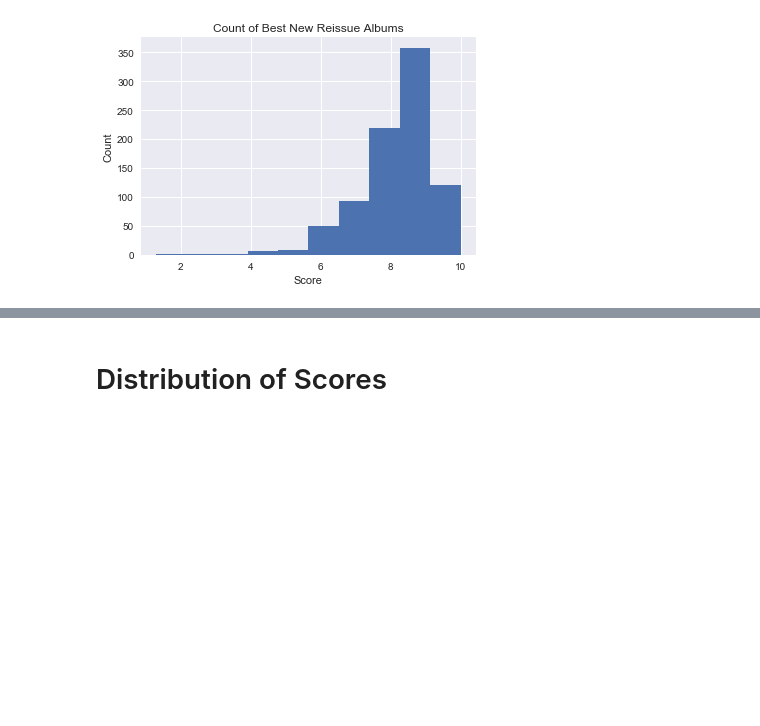
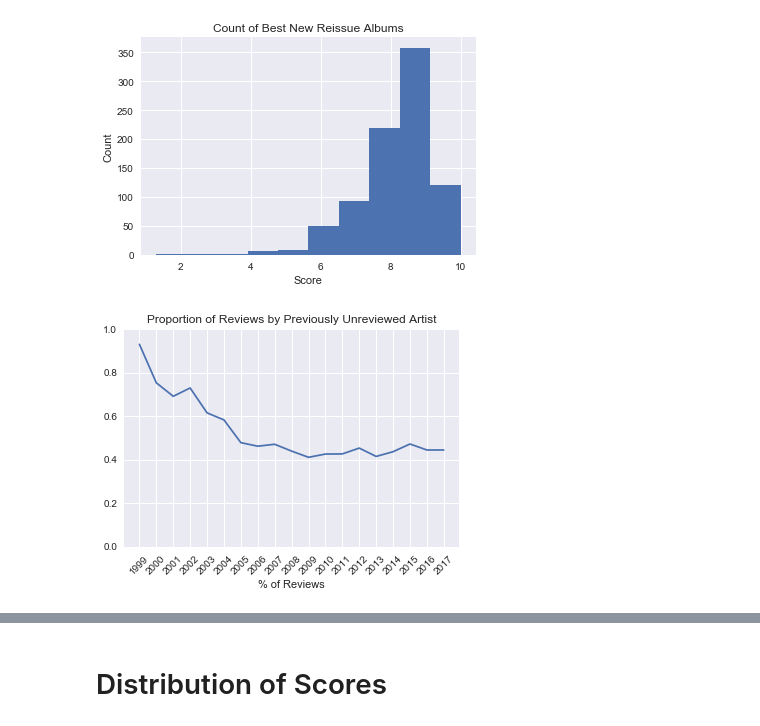
Before and after one commit to andrewjbashford/GalvanizeCapstone, a Jupyter notebook: EDA.ipynb, the cells around one changed output, grey strips where cells are left out. Cells and saved outputs as stored; diff of their text form; code cells hidden in the pictures; blank space fills up the shorter version.

```diff
--- a/EDA.ipynb
+++ b/EDA.ipynb
@@ -209,3 +209,12 @@ plt.ylabel('Count')
 plt.show()
 # %% [output]
 [figure]
+# %%
+plt.plot(years, (df[df['num_prev_reviews'] == 0].groupby('pub_year')['reviewid'].count()/df.groupby('pub_year')['reviewid'].count()))
+plt.title('Proportion of Reviews by Previously Unreviewed Artist')
+plt.xticks(years, rotation=45)
+plt.xlabel('% of Reviews')
+plt.ylim(0,1)
+plt.show()
+# %% [output]
+[figure, added]
```
Also changed, not shown: parts of 6 cells of this notebook.
